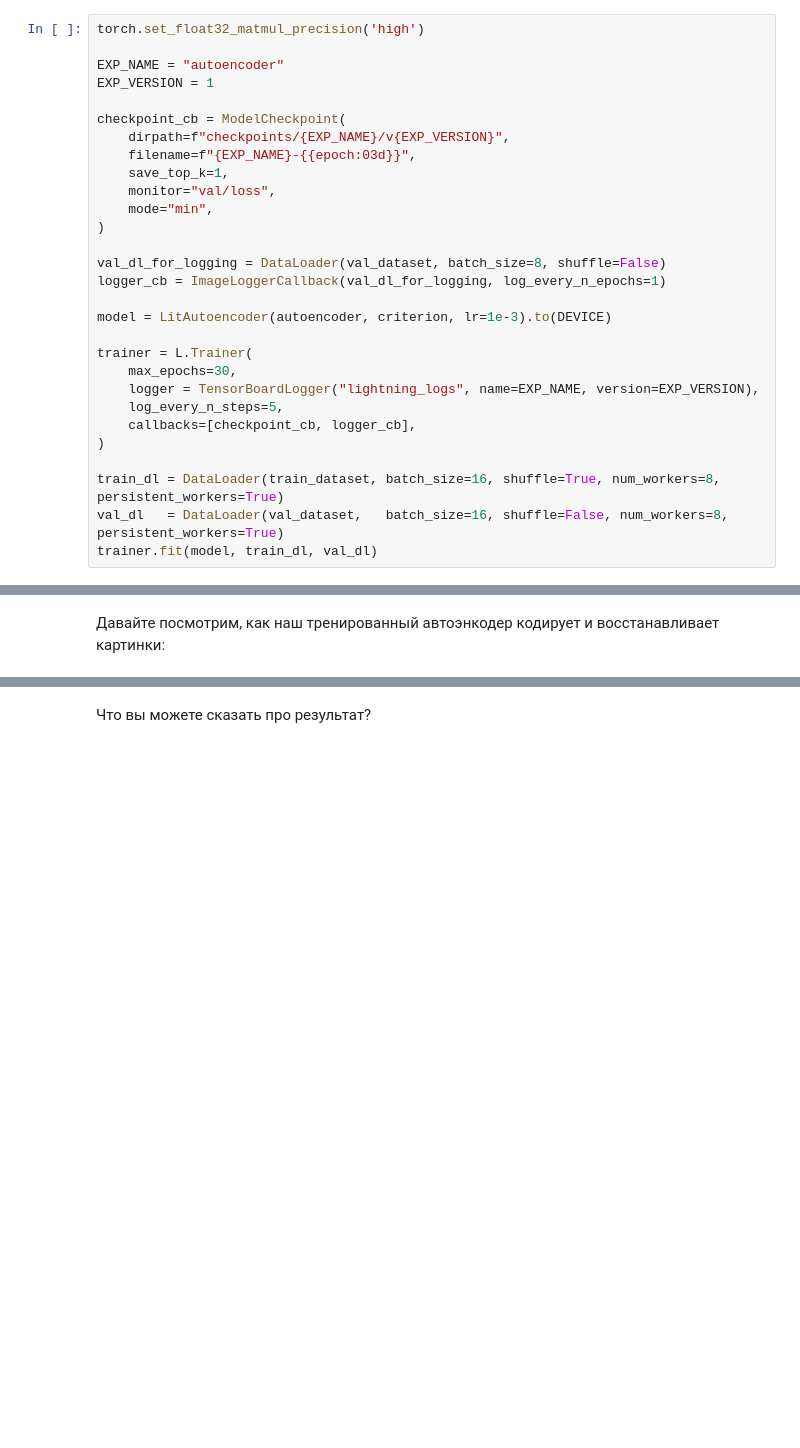
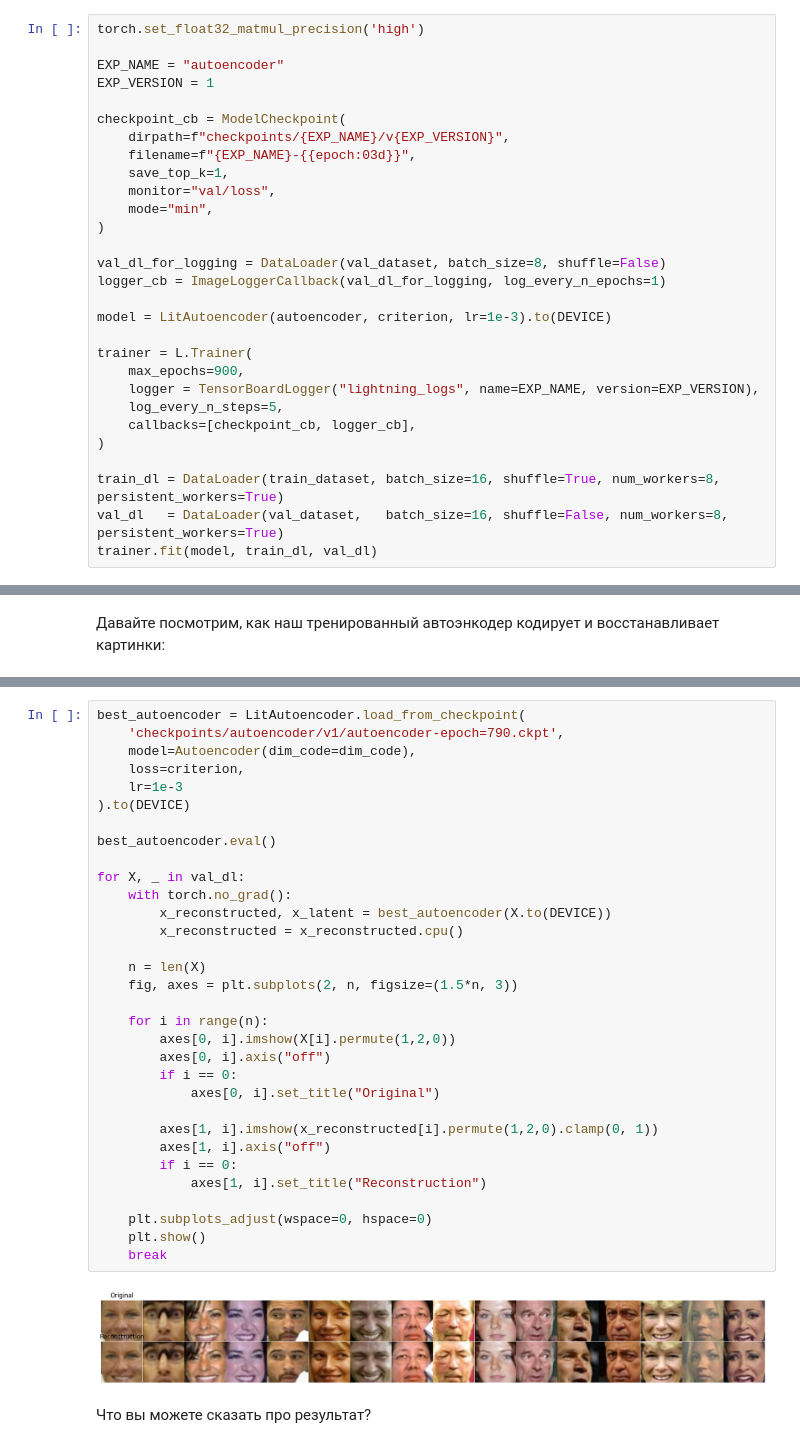
Before and after one commit to Figishe/DeepLearningSchool_part_1_ml_cv, a Jupyter notebook: week_10_AE_VAE/Homework/hw_7_autoencoders.ipynb, the cells around one changed output, grey strips where cells are left out. Drawn from its saved outputs; the diff is of its cells as text; blank space fills up the shorter version.

```diff
--- a/week_10_AE_VAE/Homework/hw_7_autoencoders.ipynb
+++ b/week_10_AE_VAE/Homework/hw_7_autoencoders.ipynb
@@ -338,7 +320,7 @@ logger_cb = ImageLoggerCallback(val_dl_for_logging, log_every_n_epochs=1)
 model = LitAutoencoder(autoencoder, criterion, lr=1e-3).to(DEVICE)
 
 trainer = L.Trainer(
-    max_epochs=30,
+    max_epochs=900,
     logger = TensorBoardLogger("lightning_logs", name=EXP_NAME, version=EXP_VERSION),
     log_every_n_steps=5,
     callbacks=[checkpoint_cb, logger_cb],
@@ -375,2 +393,36 @@ SyntaxError: invalid syntax (4029746380.py, line 1)
+# %%
+best_autoencoder = LitAutoencoder.load_from_checkpoint(
+    'checkpoints/autoencoder/v1/autoencoder-epoch=790.ckpt',
+    model=Autoencoder(dim_code=dim_code),
+    loss=criterion,
+    lr=1e-3
+).to(DEVICE)
+
+best_autoencoder.eval()
+
+for X, _ in val_dl:
+    with torch.no_grad():
+        x_reconstructed, x_latent = best_autoencoder(X.to(DEVICE))
+        x_reconstructed = x_reconstructed.cpu()
+
+    n = len(X)
+    fig, axes = plt.subplots(2, n, figsize=(1.5*n, 3))
+
+    for i in range(n):
+        axes[0, i].imshow(X[i].permute(1,2,0))
+        axes[0, i].axis("off")
+        if i == 0:
+            axes[0, i].set_title("Original")
+
+        axes[1, i].imshow(x_reconstructed[i].permute(1,2,0).clamp(0, 1))
+        axes[1, i].axis("off")
+        if i == 0:
+            axes[1, i].set_title("Reconstruction")
+
+    plt.subplots_adjust(wspace=0, hspace=0)
+    plt.show()
+    break
+# %% [output]
+[figure, added]
 # %% [markdown]
 Что вы можете сказать про результат?
```
Also changed, not shown: parts of 14 cells of this notebook.
